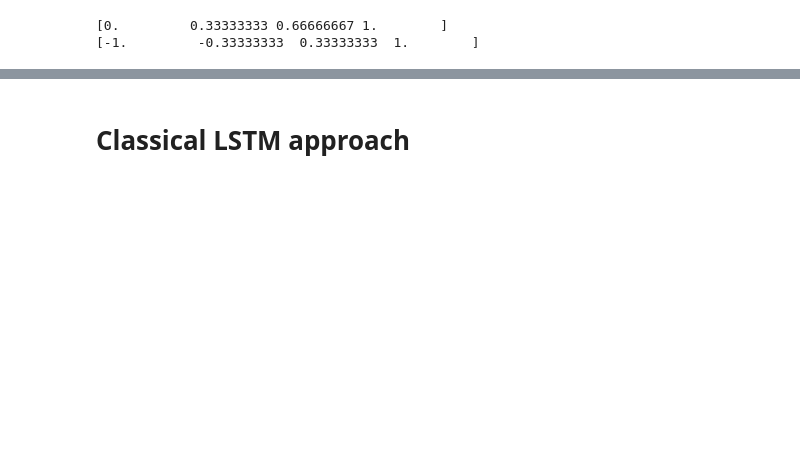
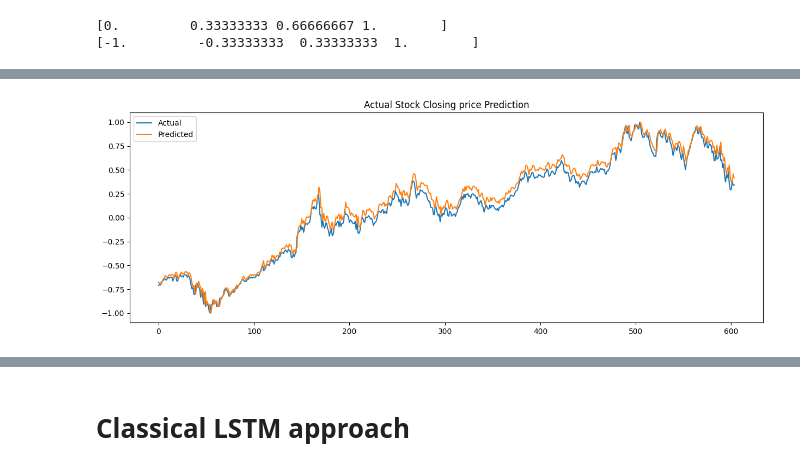
Before and after one commit to lokesMCI/QSAN_with_LSTM, a Jupyter notebook: Real_stockAnalysis/LSTM_QSAN_Stock_workingVersion.ipynb, the cells around one changed output, grey strips where cells are left out. Cells and saved outputs as stored; diff of their text form; code cells hidden in the pictures; blank space fills up the shorter version.

```diff
--- a/Real_stockAnalysis/LSTM_QSAN_Stock_workingVersion.ipynb
+++ b/Real_stockAnalysis/LSTM_QSAN_Stock_workingVersion.ipynb
@@ -504,0 +469,8 @@ predictions =model(X_test_tensor,y_test_tensor,train_flag=False,weights_init=wei
+# %%
+# Predictions
+model.eval()
+predictions =model(X_train_tensor,y_train_tensor,train_flag=False,weights_init=weights_init,bias_init=bias_init)[0].detach().numpy()
+
+
+
+# Metrics
@@ -508,3 +497,13 @@ scaled_prediction = scale_range(predictions,min(y_test),max(y_test))
+# %%
+# Plotting
+plt.figure(figsize=(15, 5))
+plt.plot(y_train, label='Actual')
+plt.plot(predictions, label='Predicted')
+plt.title('Actual Stock Closing price Prediction')
+plt.legend()
+plt.show()
+# %% [output]
+[figure, added]
 # %%
 # Plotting
 plt.figure(figsize=(15, 5))
```
Also changed, not shown: parts of 14 cells of this notebook.
